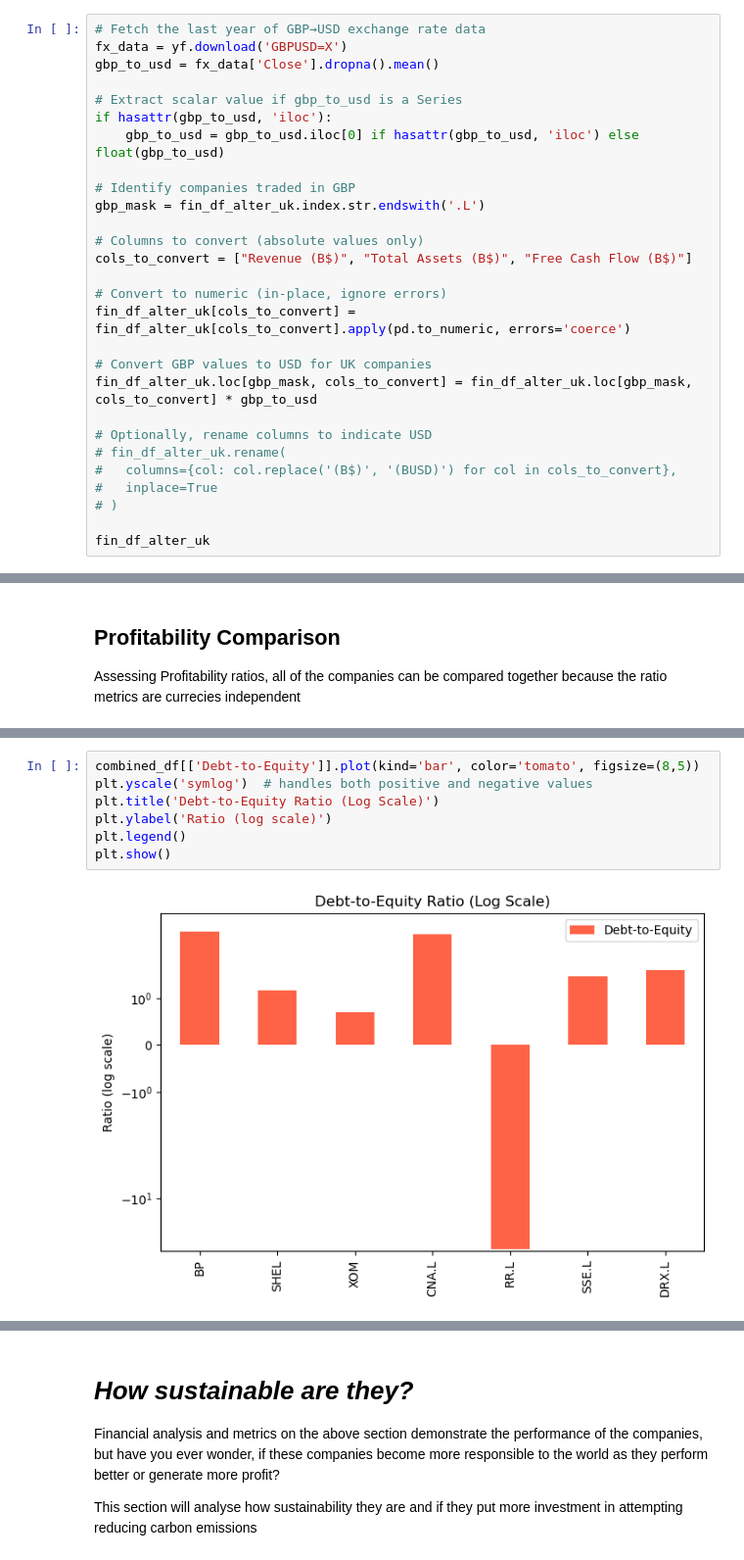
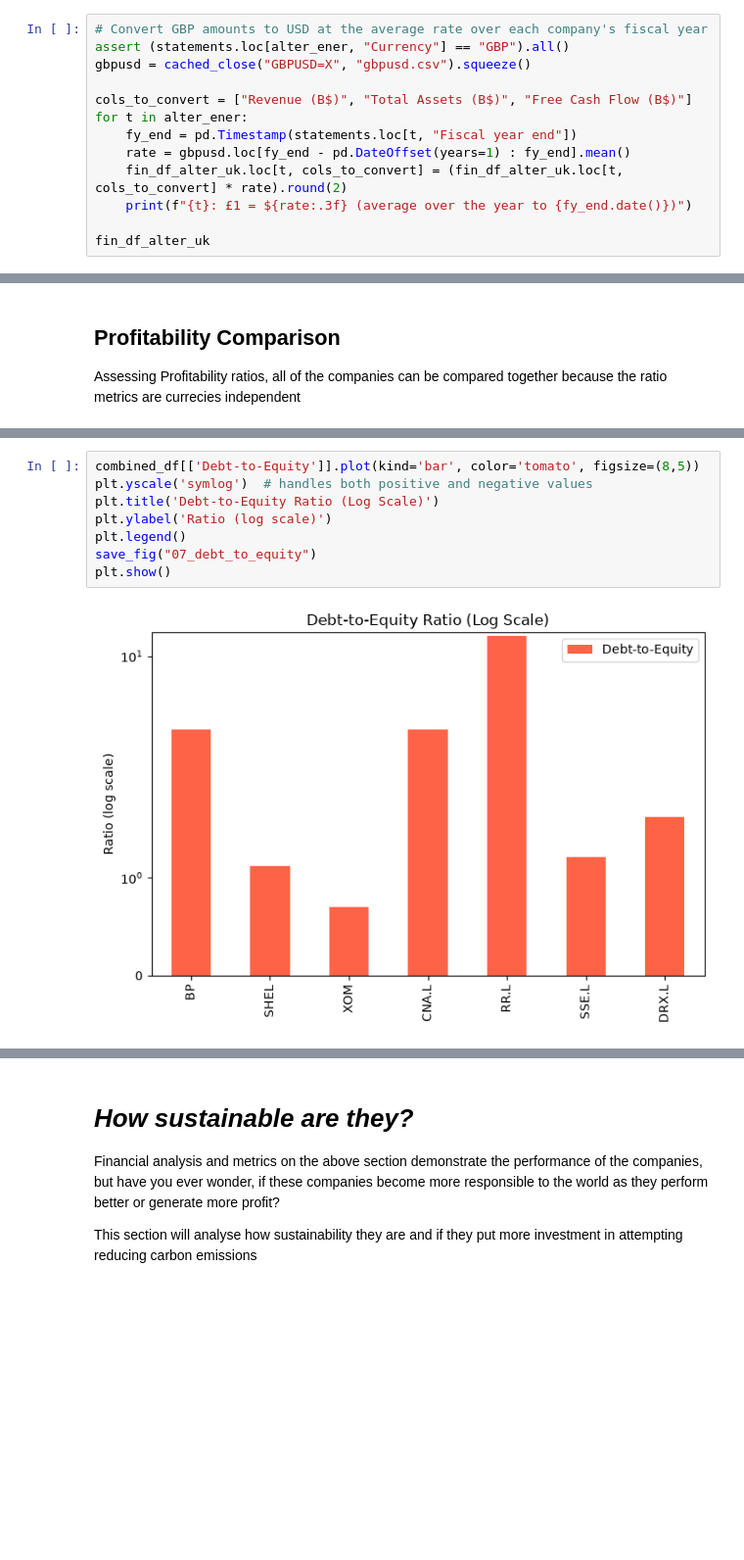
Before and after one commit to ottoittikorn/Projects, a Jupyter notebook: Energy/Profit or Planet.ipynb, the cells around one changed output, grey strips where cells are left out. Shown at 98% size. Saved outputs shown, nothing was run; the diff lists cells and outputs as text; blank space fills up the shorter version.

```diff
--- a/Energy/Profit or Planet.ipynb
+++ b/Energy/Profit or Planet.ipynb
@@ -227,29 +200,14 @@ fin_df_alter_uk = pd.DataFrame(financials).T.round(2)
 # %%
-# Fetch the last year of GBP→USD exchange rate data
-fx_data = yf.download('GBPUSD=X')
-gbp_to_usd = fx_data['Close'].dropna().mean()
+# Convert GBP amounts to USD at the average rate over each company's fiscal year
+assert (statements.loc[alter_ener, "Currency"] == "GBP").all()
+gbpusd = cached_close("GBPUSD=X", "gbpusd.csv").squeeze()
 
-# Extract scalar value if gbp_to_usd is a Series
-if hasattr(gbp_to_usd, 'iloc'):
-	gbp_to_usd = gbp_to_usd.iloc[0] if hasattr(gbp_to_usd, 'iloc') else float(gbp_to_usd)
-
-# Identify companies traded in GBP
-gbp_mask = fin_df_alter_uk.index.str.endswith('.L')
-
-# Columns to convert (absolute values only)
 cols_to_convert = ["Revenue (B$)", "Total Assets (B$)", "Free Cash Flow (B$)"]
-
-# Convert to numeric (in-place, ignore errors)
-fin_df_alter_uk[cols_to_convert] = fin_df_alter_uk[cols_to_convert].apply(pd.to_numeric, errors='coerce')
-
-# Convert GBP values to USD for UK companies
-fin_df_alter_uk.loc[gbp_mask, cols_to_convert] = fin_df_alter_uk.loc[gbp_mask, cols_to_convert] * gbp_to_usd
-
-# Optionally, rename columns to indicate USD
-# fin_df_alter_uk.rename(
-# 	columns={col: col.replace('(B$)', '(BUSD)') for col in cols_to_convert},
-# 	inplace=True
-# )
+for t in alter_ener:
+    fy_end = pd.Timestamp(statements.loc[t, "Fiscal year end"])
+    rate = gbpusd.loc[fy_end - pd.DateOffset(years=1) : fy_end].mean()
+    fin_df_alter_uk.loc[t, cols_to_convert] = (fin_df_alter_uk.loc[t, cols_to_convert] * rate).round(2)
+    print(f"{t}: £1 = ${rate:.3f} (average over the year to {fy_end.date()})")
 
 fin_df_alter_uk
 # %% [output]
@@ -317,12 +286,13 @@ Rolls-Royce Holdings plc (RR.L) has had negative shareholder equity, which occur
 # %%
 combined_df[['Debt-to-Equity']].plot(kind='bar', color='tomato', figsize=(8,5))
 plt.yscale('symlog')  # handles both positive and negative values
 plt.title('Debt-to-Equity Ratio (Log Scale)')
 plt.ylabel('Ratio (log scale)')
 plt.legend()
+save_fig("07_debt_to_equity")
 plt.show()
 # %% [output]
-[figure, old version]
+[figure, new version]
 # %%
 plt.figure(figsize=(8,5))
 sns.heatmap(combined_df, annot=True, fmt=".2f", cmap='crest', center=0,
```
Also changed, not shown: parts of 21 cells of this notebook, 34 other files.
